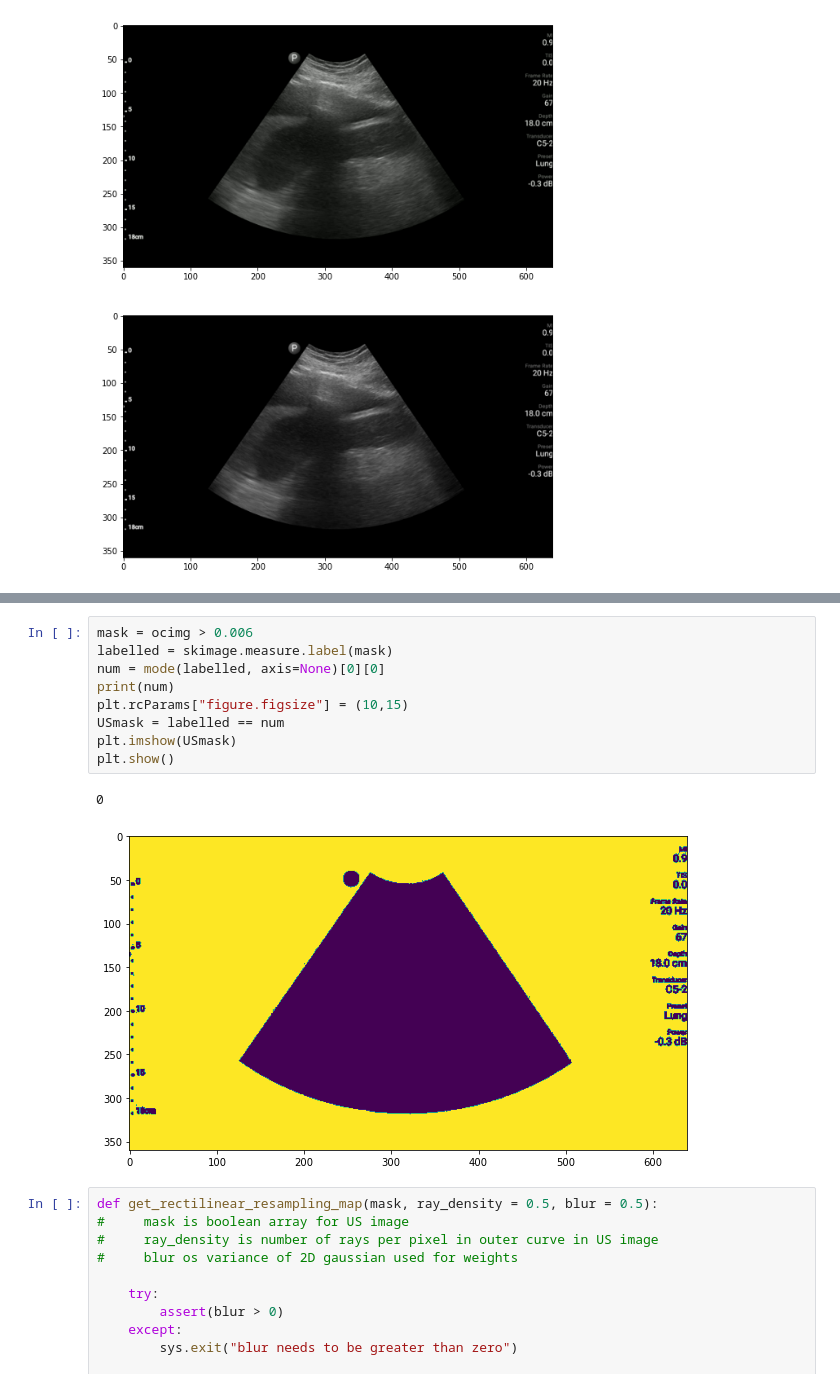
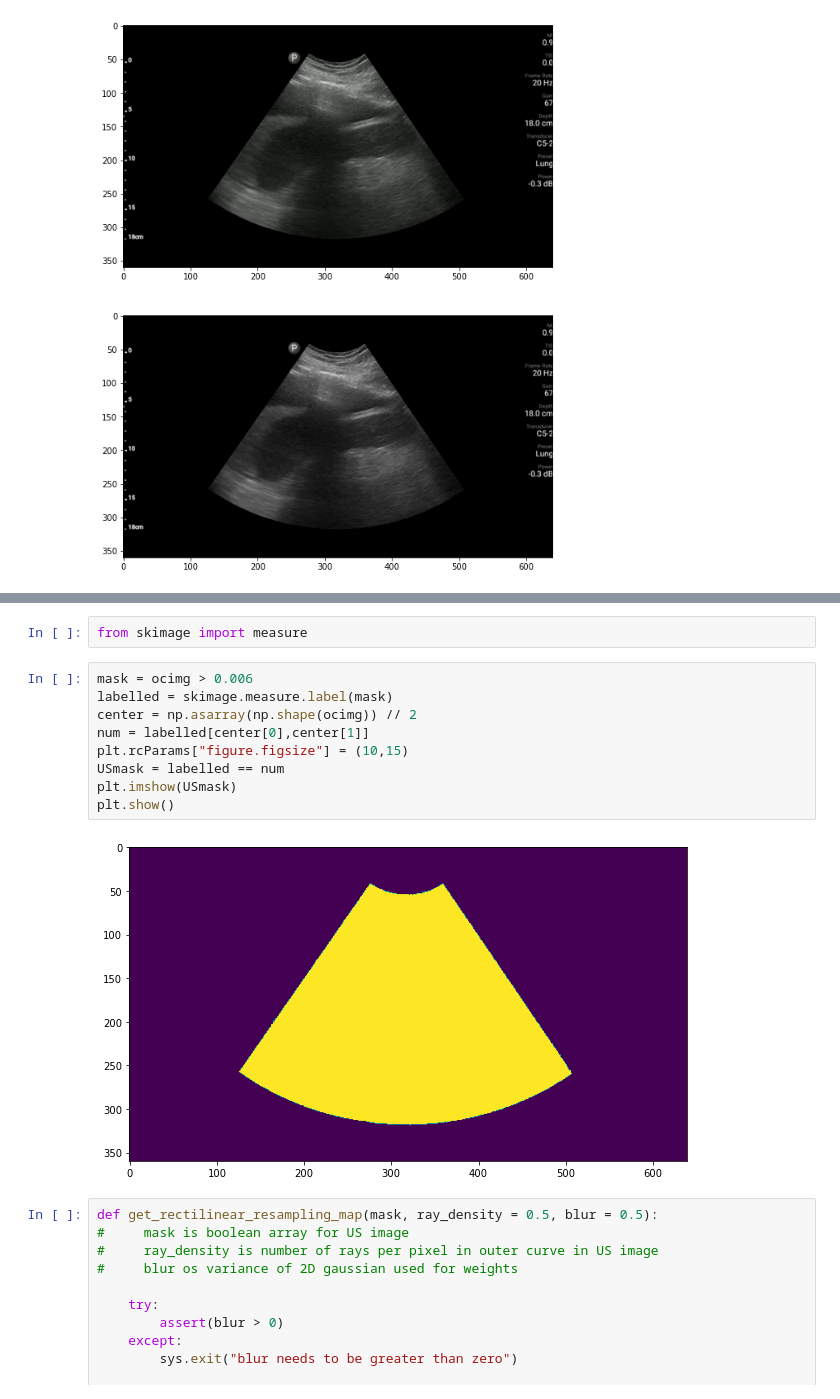
Before and after one commit to KitwareMedical/itkARGUS-DARPA-POCUS_AI-Archive, a Jupyter notebook: US-preprocessing/resampling_C5-2_images_dev.ipynb, the cells around one changed output, grey strips where cells are left out. Drawn from its saved outputs; the diff is of its cells as text.

```diff
--- a/US-preprocessing/resampling_C5-2_images_dev.ipynb
+++ b/US-preprocessing/resampling_C5-2_images_dev.ipynb
@@ -36,15 +40,16 @@ plt.show()
+# %%
+from skimage import measure
 # %%
 mask = ocimg > 0.006
 labelled = skimage.measure.label(mask)
-num = mode(labelled, axis=None)[0][0]
-print(num)
+center = np.asarray(np.shape(ocimg)) // 2
+num = labelled[center[0],center[1]]
 plt.rcParams["figure.figsize"] = (10,15)
 USmask = labelled == num
 plt.imshow(USmask)
 plt.show()
 # %% [output]
-0
-[figure, old version]
+[figure, new version]
 # %%
 def get_rectilinear_resampling_map(mask, ray_density = 0.5, blur = 0.5):
 #     mask is boolean array for US image
```
Also changed, not shown: parts of 3 cells of this notebook, 1 other file.
